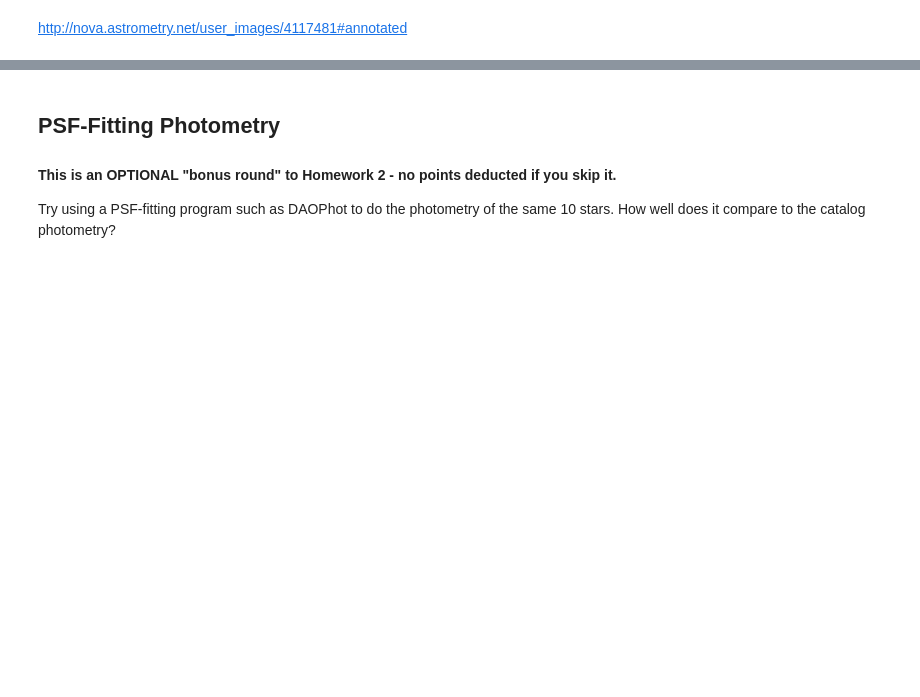
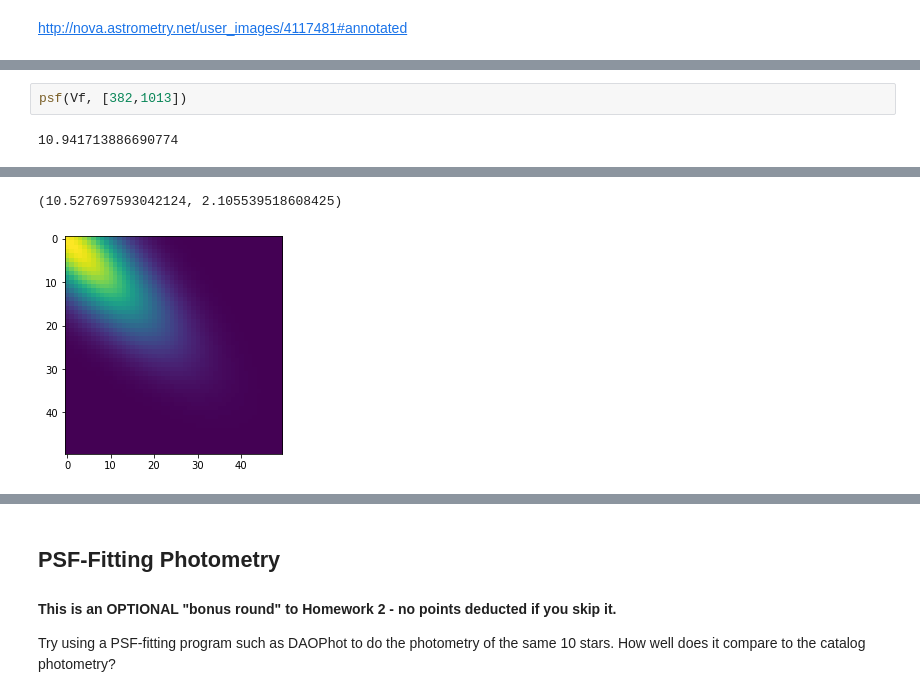
Before and after one commit to bazarsen/observationalastronomy, a Jupyter notebook: photometry.ipynb, the cells around one changed output, grey strips where cells are left out. Saved outputs shown, nothing was run; the diff lists cells and outputs as text; blank space fills up the shorter version.

```diff
--- a/photometry.ipynb
+++ b/photometry.ipynb
@@ -324,0 +362,4 @@ TypeError: only integer scalar arrays can be converted to a scalar index
+# %%
+psf(Vf, [382,1013])
+# %% [output]
+10.941713886690774
@@ -324,0 +367,2 @@ TypeError: only integer scalar arrays can be converted to a scalar index
+(10.527697593042124, 2.105539518608425)
+[figure, added]
```
Also changed, not shown: parts of 21 cells of this notebook.
